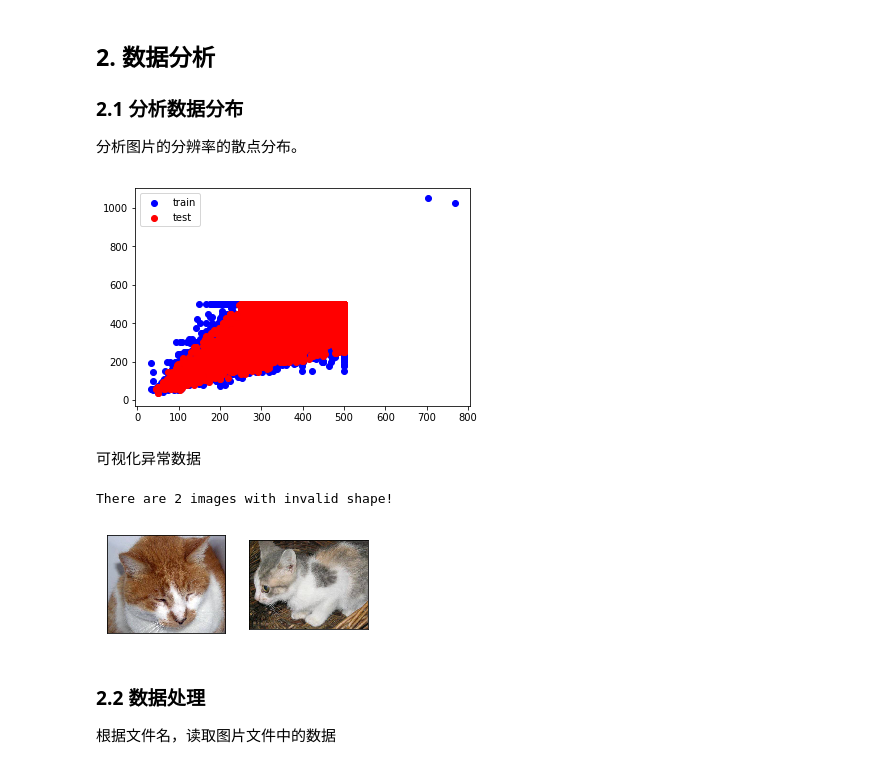
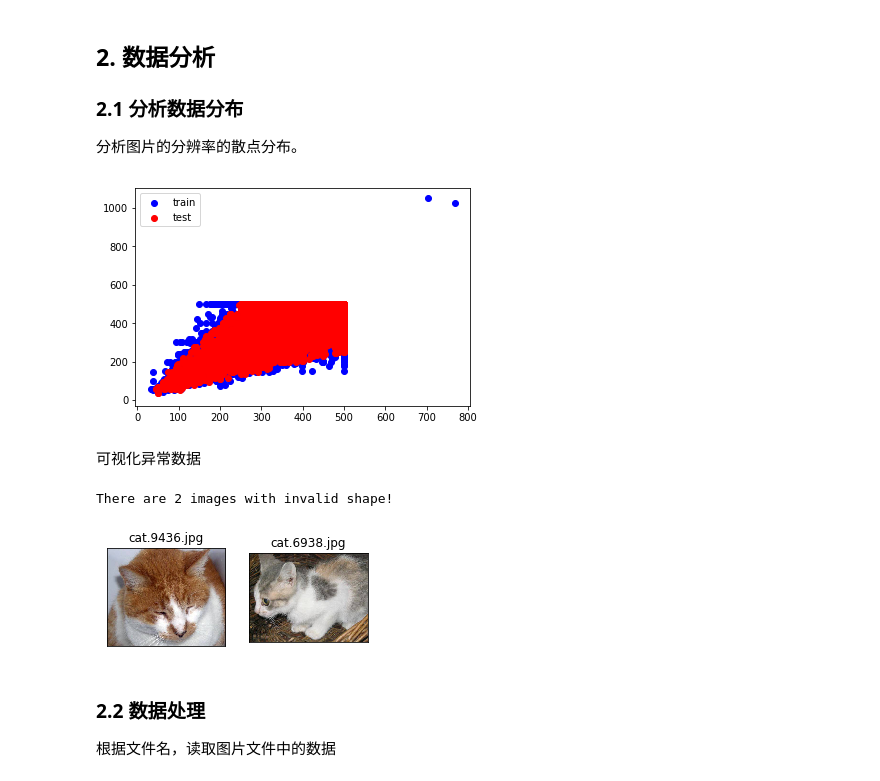
Before and after one commit to SimonLeeGit/udacity_project, a Jupyter notebook: dogs_vs_cats/bottleneck_features.ipynb, the cells around one changed output. Saved outputs shown, nothing was run; the diff lists cells and outputs as text; code cells hidden in the pictures.

```diff
--- a/dogs_vs_cats/bottleneck_features.ipynb
+++ b/dogs_vs_cats/bottleneck_features.ipynb
@@ -104,4 +118,6 @@ fig = plt.figure(figsize=(20, 10))
 for i in range(32):
     ax = fig.add_subplot(4, 8, i + 1, xticks=[], yticks=[])
     visualize_img(train_files[i], ax)
+    _,file = os.path.split(train_files[i])
+    ax.set_title("{}".format(file))
 # %% [output]
@@ -138,25 +154,27 @@ p2 = ax.scatter(test_X,test_Y, color='r')
 ax.legend((p1, p2), ('train', 'test'), loc=2)
 plt.show()
 # %% [output]
-[figure, old version]
+[figure, new version]
 # %% [markdown]
 可视化异常数据
 # %%
 # 筛选分辨率异常的数据
 ids = []
 for i in range(len(train_files)):
     if train_X[i] > 600 or train_Y[i] > 600:
         ids.append(i)
 print("There are {} images with invalid shape!".format(len(ids)))
 
 # 可视化分辨率异常的数据
 fig = plt.figure(figsize=(20, 10))
 for i in range(len(ids)):
     ax = fig.add_subplot(4, 8, i + 1, xticks=[], yticks=[])
     visualize_img(train_files[i], ax)
+    _,file = os.path.split(train_files[i])
+    ax.set_title("{}".format(file))
 # %% [output]
 There are 2 images with invalid shape!
-[figure, old version]
+[figure, new version]
 # %% [markdown]
 ### 2.2 数据处理
 
```
Also changed, not shown: parts of 6 cells of this notebook.
